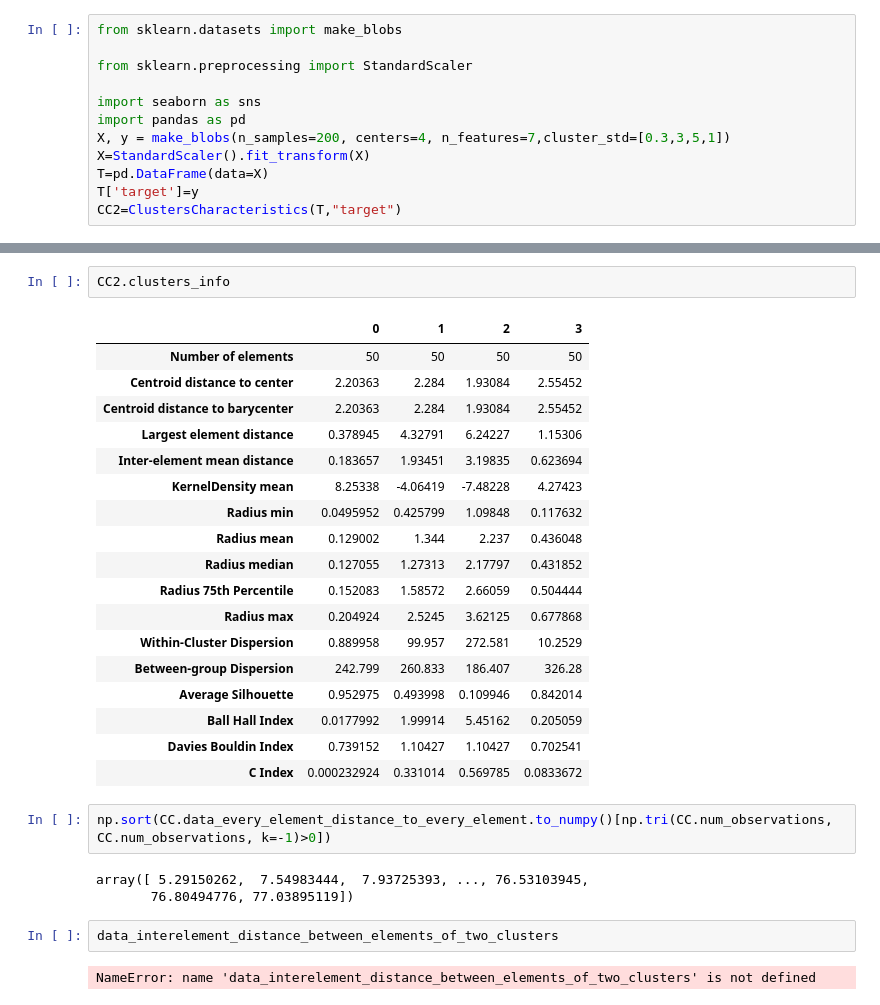
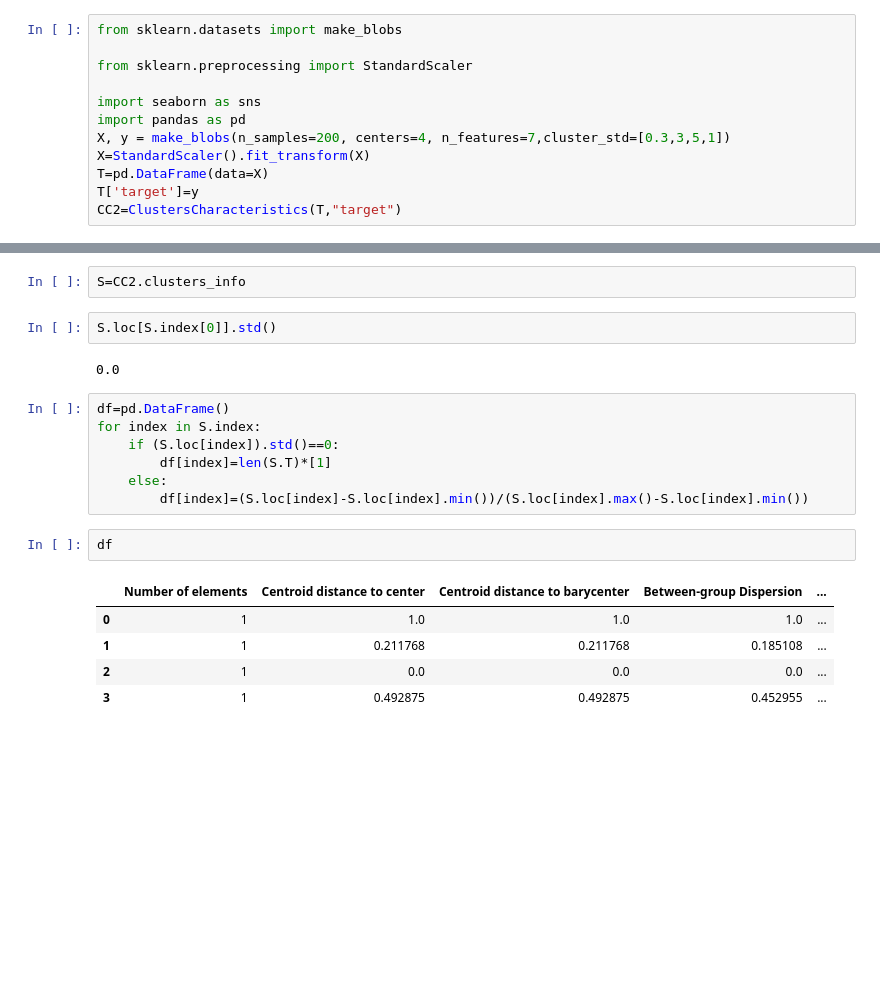
Before and after one commit to Simon-Bertrand/Clusters-Features, a Jupyter notebook: README.ipynb, the cells around one changed output, grey strips where cells are left out. Saved outputs shown, nothing was run; the diff lists cells and outputs as text; blank space fills up the shorter version.

```diff
--- a/README.ipynb
+++ b/README.ipynb
@@ -78,31 +122,22 @@ CC2.data_interelement_distance_for_clusters(clusters=[1])
 1225 rows × 2 columns
-# %%
-CC2.clusters_info
-# %% [output]
-|  | 0 | 1 | 2 | 3 |
-| Number of elements | 50 | 50 | 50 | 50 |
-| Centroid distance to center | 2.20363 | 2.284 | 1.93084 | 2.55452 |
-| Centroid distance to barycenter | 2.20363 | 2.284 | 1.93084 | 2.55452 |
-| Largest element distance | 0.378945 | 4.32791 | 6.24227 | 1.15306 |
-| Inter-element mean distance | 0.183657 | 1.93451 | 3.19835 | 0.623694 |
-| KernelDensity mean | 8.25338 | -4.06419 | -7.48228 | 4.27423 |
-| Radius min | 0.0495952 | 0.425799 | 1.09848 | 0.117632 |
-| Radius mean | 0.129002 | 1.344 | 2.237 | 0.436048 |
-| Radius median | 0.127055 | 1.27313 | 2.17797 | 0.431852 |
-| Radius 75th Percentile | 0.152083 | 1.58572 | 2.66059 | 0.504444 |
-| Radius max | 0.204924 | 2.5245 | 3.62125 | 0.677868 |
-| Within-Cluster Dispersion | 0.889958 | 99.957 | 272.581 | 10.2529 |
-| Between-group Dispersion | 242.799 | 260.833 | 186.407 | 326.28 |
-| Average Silhouette | 0.952975 | 0.493998 | 0.109946 | 0.842014 |
-| Ball Hall Index | 0.0177992 | 1.99914 | 5.45162 | 0.205059 |
-| Davies Bouldin Index | 0.739152 | 1.10427 | 1.10427 | 0.702541 |
-| C Index | 0.000232924 | 0.331014 | 0.569785 | 0.0833672 |
-# %%
-np.sort(CC.data_every_element_distance_to_every_element.to_numpy()[np.tri(CC.num_observations, CC.num_observations, k=-1)>0])
-# %% [output]
-array([ 5.29150262,  7.54983444,  7.93725393, ..., 76.53103945,
-       76.80494776, 77.03895119])
-# %%
-data_interelement_distance_between_elements_of_two_clusters
-# %% [output]
-NameError: name 'data_interelement_distance_between_elements_of_two_clusters' is not defined
+# %%
+S=CC2.clusters_info
+# %%
+S.loc[S.index[0]].std()
+# %% [output]
+0.0
+# %%
+df=pd.DataFrame()
+for index in S.index:
+    if (S.loc[index]).std()==0:
+        df[index]=len(S.T)*[1]
+    else:
+        df[index]=(S.loc[index]-S.loc[index].min())/(S.loc[index].max()-S.loc[index].min())
+# %%
+df
+# %% [output]
+|  | Number of elements | Centroid distance to center | Centroid distance to barycenter | Between-group Dispersion | ... |
+| 0 | 1 | 1.0 | 1.0 | 1.0 | ... |
+| 1 | 1 | 0.211768 | 0.211768 | 0.185108 | ... |
+| 2 | 1 | 0.0 | 0.0 | 0.0 | ... |
+| 3 | 1 | 0.492875 | 0.492875 | 0.452955 | ... |
```
Also changed, not shown: parts of 12 cells of this notebook, 6 other files.
